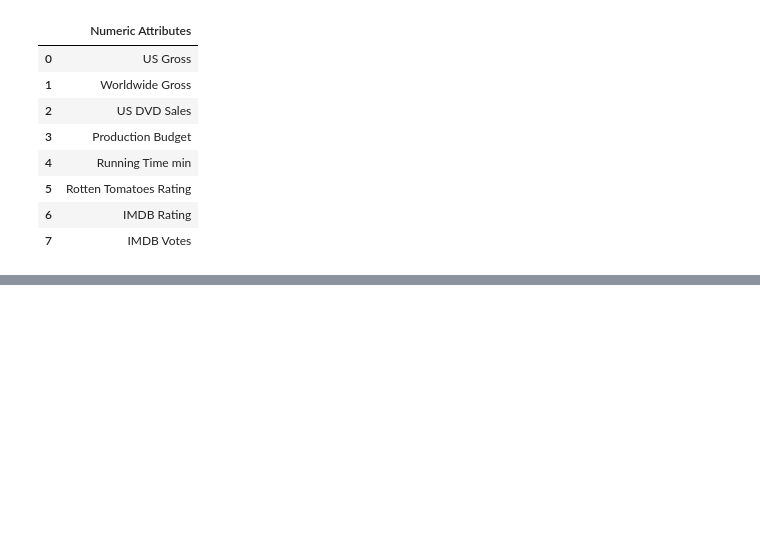
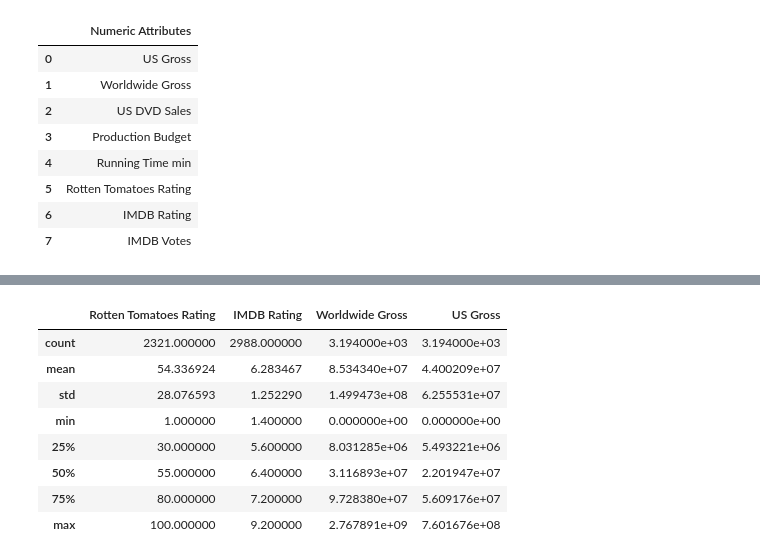
Before and after one commit to sariswis/Laboratorios-Visual-Analytics, a Jupyter notebook: AnalisisDatosMovies.ipynb, the cells around one changed output, grey strips where cells are left out. Drawn from its saved outputs; the diff is of its cells as text; code cells hidden in the pictures; blank space fills up the shorter version.

```diff
--- a/AnalisisDatosMovies.ipynb
+++ b/AnalisisDatosMovies.ipynb
@@ -106,0 +125,8 @@ df[numeric_attributes].describe()
+# %%
+# Convertir a datetime (pandas detecta el formato automáticamente)
+df["Release Date"] = pd.to_datetime(df["Release Date"], format="%b %d %Y")
+
+# Convertir al formato ISO 8601 (YYYY-MM-DD)
+df["Release Date"] = df["Release Date"].dt.strftime("%Y-%m-%d")
+
+df["Release Date"]
@@ -106,0 +146,3 @@ df[numeric_attributes].describe()
+# %%
+df["Major Genre"] = df["Major Genre"].fillna("Desconocido")
+df["Major Genre"]
@@ -106,0 +162,14 @@ df[numeric_attributes].describe()
+# %%
+useful_attributes = ["Rotten Tomatoes Rating", "IMDB Rating", "Major Genre", "Worldwide Gross", "US Gross", "Release Date"]
+
+df[useful_attributes].describe()
+# %% [output]
+|  | Rotten Tomatoes Rating | IMDB Rating | Worldwide Gross | US Gross |
+| count | 2321.000000 | 2988.000000 | 3.194000e+03 | 3.194000e+03 |
+| mean | 54.336924 | 6.283467 | 8.534340e+07 | 4.400209e+07 |
+| std | 28.076593 | 1.252290 | 1.499473e+08 | 6.255531e+07 |
+| min | 1.000000 | 1.400000 | 0.000000e+00 | 0.000000e+00 |
+| 25% | 30.000000 | 5.600000 | 8.031285e+06 | 5.493221e+06 |
+| 50% | 55.000000 | 6.400000 | 3.116893e+07 | 2.201947e+07 |
+| 75% | 80.000000 | 7.200000 | 9.728380e+07 | 5.609176e+07 |
+| max | 100.000000 | 9.200000 | 2.767891e+09 | 7.601676e+08 |
```
Also changed, not shown: parts of 5 cells of this notebook, 1 other file.
